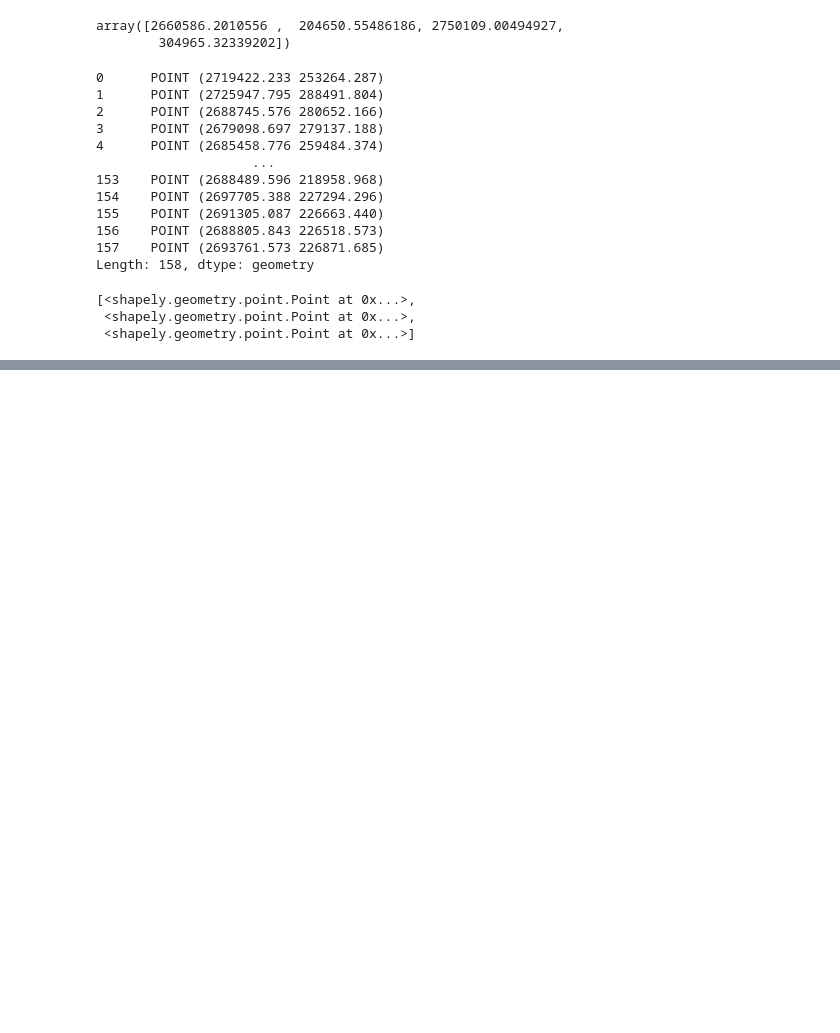
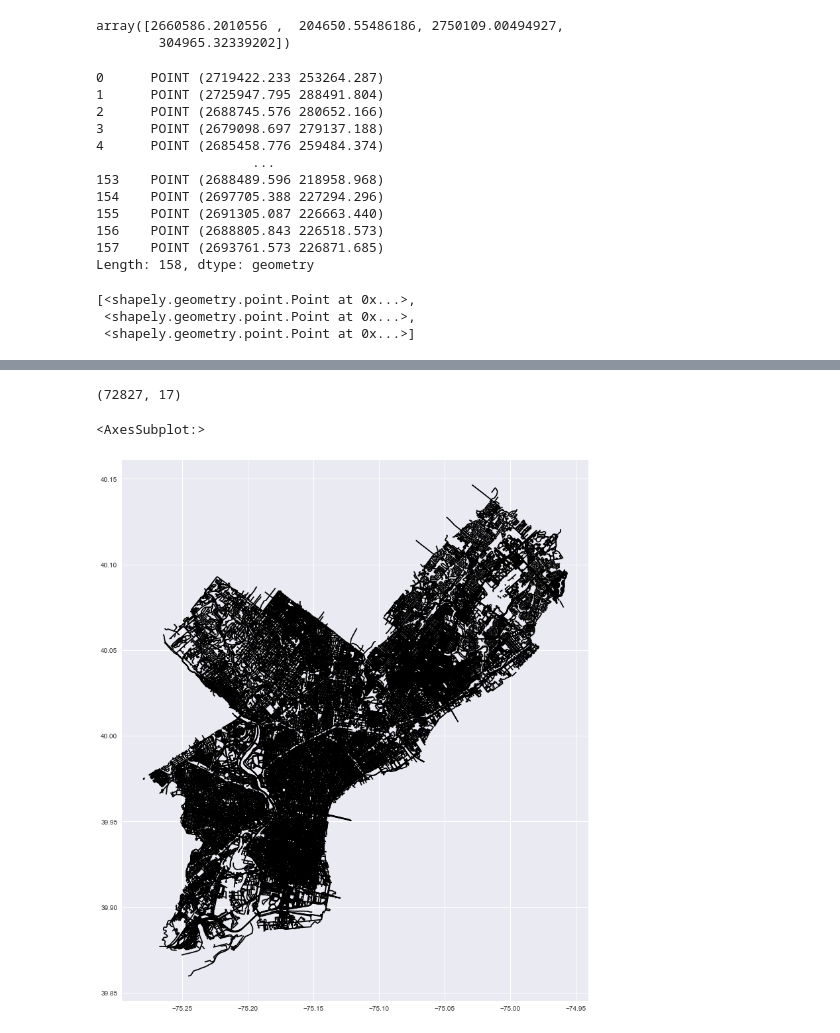
Before and after one commit to Pball01/vacant_lot, a Jupyter notebook: data_explore.ipynb, the cells around one changed output, grey strips where cells are left out. Cells and saved outputs as stored; diff of their text form; code cells hidden in the pictures; blank space fills up the shorter version.

```diff
--- a/data_explore.ipynb
+++ b/data_explore.ipynb
@@ -132,3 +156,8 @@ plt.legend(prop = {'size' : 15})
 # %%
 #download pennsylvania open street map data
 #https://download.geofabrik.de/north-america/us/pennsylvania.html
+roads_path = "data/osm/gis_osm_roads_free_1.shp"
+roads = gpd.read_file(roads_path, encoding='utf-8')
+# %%
+roads_new = roads.to_crs(epsg = 4326)
+street_map_new = street_map.to_crs(epsg = 4326)
@@ -134,0 +182,3 @@ plt.legend(prop = {'size' : 15})
+# %%
+#filtering only for philadelphia shape
+roads = gpd.sjoin(roads_new, street_map_new, predicate ='intersects')
@@ -134,0 +194,10 @@ plt.legend(prop = {'size' : 15})
+# %%
+roads.shape
+# %% [output]
+(72827, 17)
+# %%
+fig, ax = plt.subplots(figsize =(15,15))
+roads.plot(ax = ax, edgecolor='black')# plotting all roads
+# %% [output]
+<AxesSubplot:>
+[figure, added]
```
Also changed, not shown: parts of 12 cells of this notebook.
